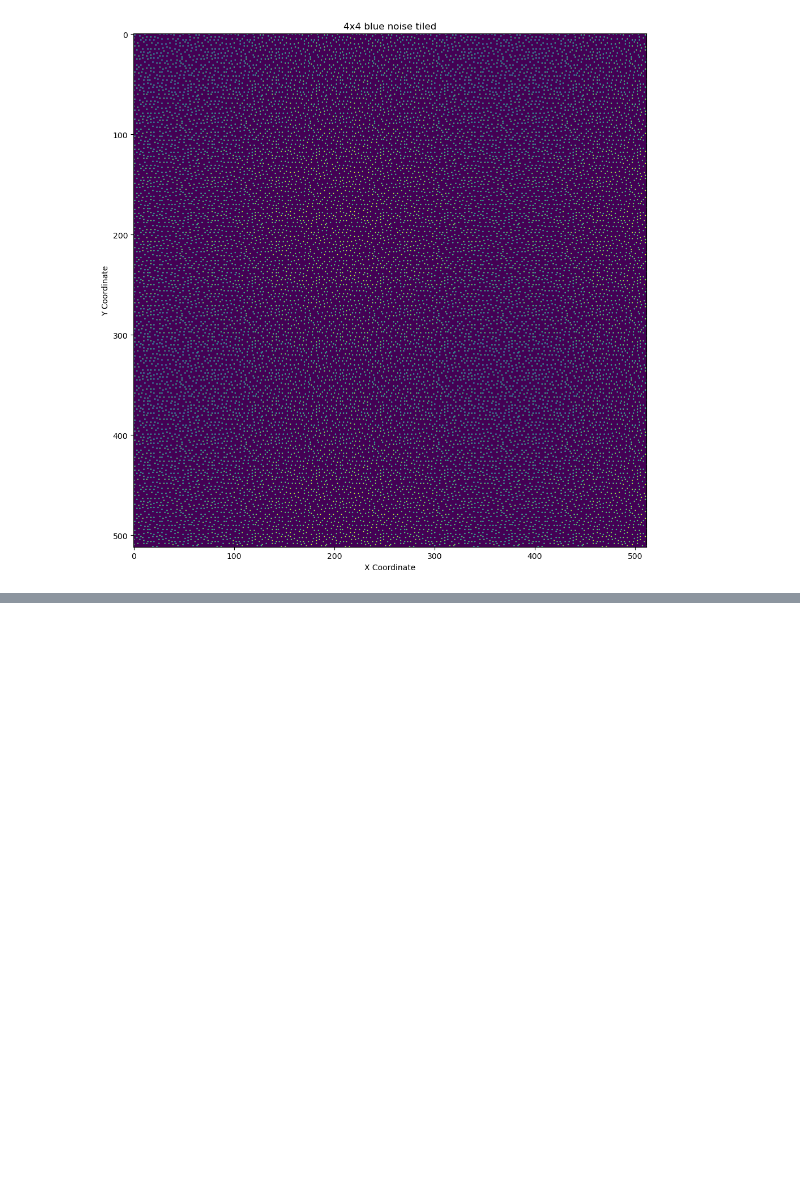
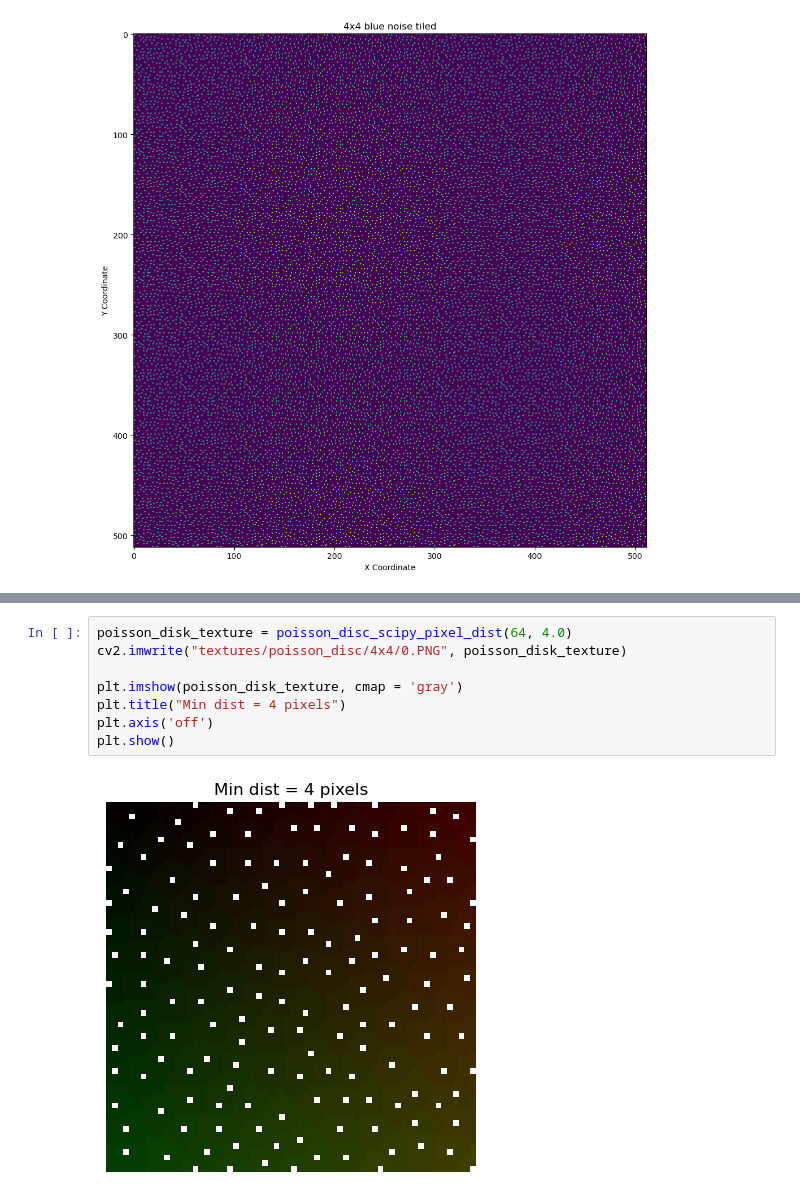
Before and after one commit to lilinitsy/FoveatedImageStatisticsPlayground, a Jupyter notebook: BlueNoiseToys.ipynb, the cells around one changed output, grey strips where cells are left out. Drawn from its saved outputs; the diff is of its cells as text; blank space fills up the shorter version.

```diff
--- a/BlueNoiseToys.ipynb
+++ b/BlueNoiseToys.ipynb
@@ -111,0 +133,10 @@ plt.show()
+# %%
+poisson_disk_texture = poisson_disc_scipy_pixel_dist(64, 4.0)
+cv2.imwrite("textures/poisson_disc/4x4/0.PNG", poisson_disk_texture)
+
+plt.imshow(poisson_disk_texture, cmap = 'gray')
+plt.title("Min dist = 4 pixels")
+plt.axis('off')
+plt.show()
+# %% [output]
+[figure, added]
```
Also changed, not shown: parts of 6 cells of this notebook, 6 other files.
